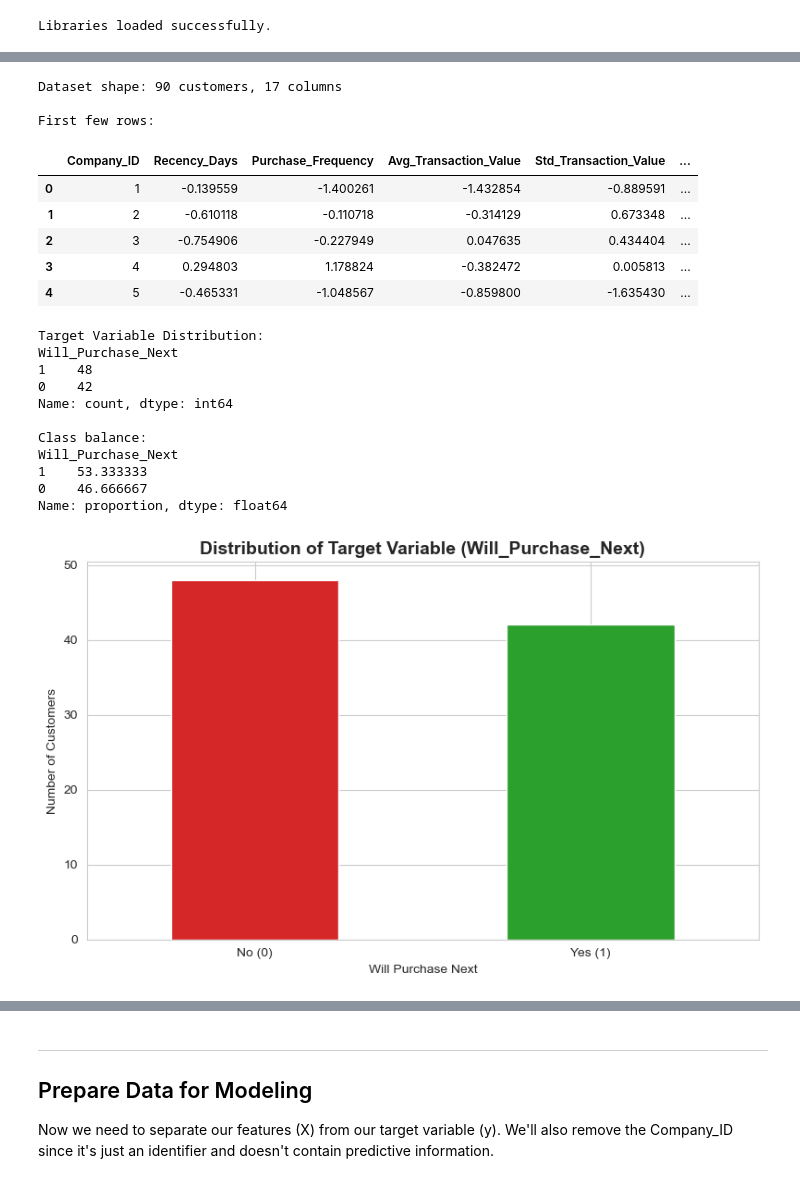
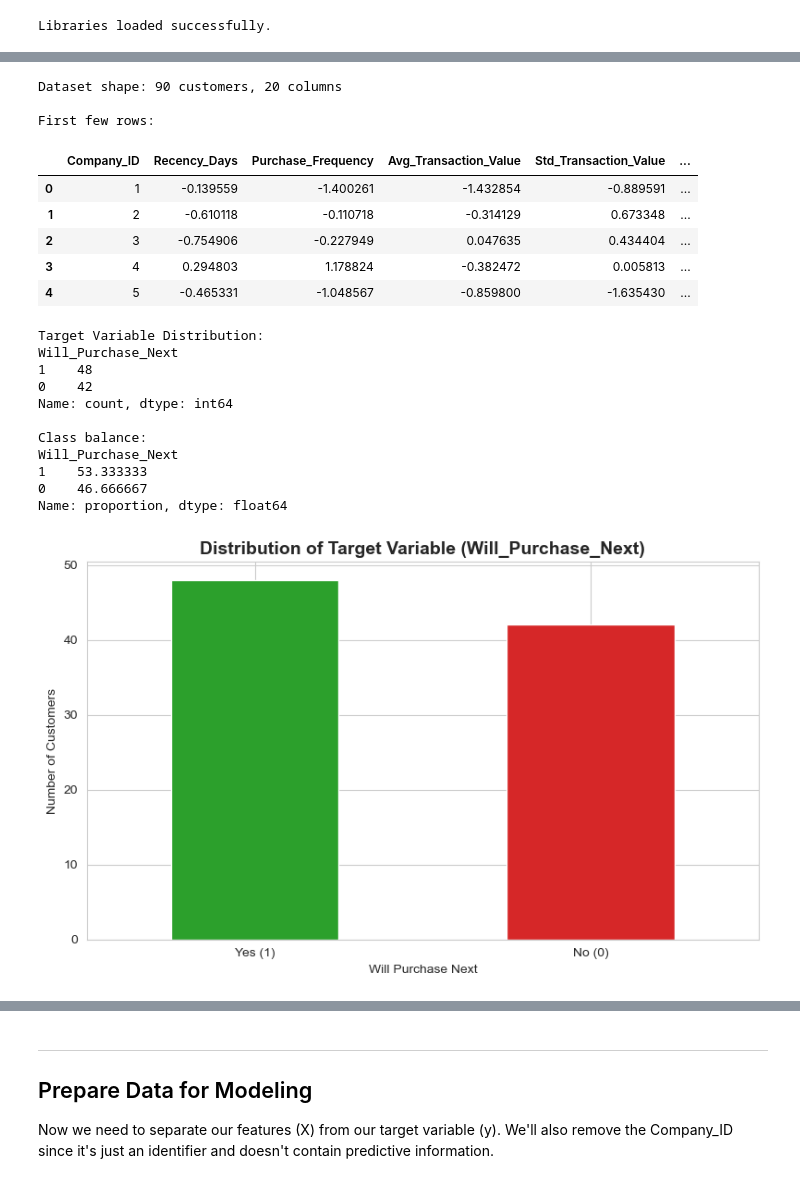
Before and after one commit to kjudge-zxc/MLPA_MS1, a Jupyter notebook: ms1_project_predictive_model/ms1_submission_predictive_model.ipynb, the cells around one changed output, grey strips where cells are left out. Drawn from its saved outputs; the diff is of its cells as text; code cells hidden in the pictures.

```diff
--- a/ms1_project_predictive_model/ms1_submission_predictive_model.ipynb
+++ b/ms1_project_predictive_model/ms1_submission_predictive_model.ipynb
@@ -69,13 +62,13 @@ The dataset contains 16 features selected using SelectKBest, representing the mo
 **Important Note**: The 55-day window was chosen after testing multiple timeframes (30, 55, 90 days) to achieve optimal class balance while maintaining business relevance.
 # %%
 # Load the feature-selected dataset
-df = pd.read_csv('/Users/chadleyayco/Documents/Data Mining Principles/MLPA_MS1_S3101_Group7/customer_features_selected.csv')
+df = pd.read_csv('C:/Users/Mae/Downloads/MLPA_MS1_S3101_Group7/MLPA_MS1_S3101_Group7/customer_features_selected.csv')
 
 print(f"Dataset shape: {df.shape[0]} customers, {df.shape[1]} columns")
 print(f"\nFirst few rows:")
 df.head()
 # %% [output]
-Dataset shape: 90 customers, 17 columns
+Dataset shape: 90 customers, 20 columns
 
 First few rows:
 |  | Company_ID | Recency_Days | Purchase_Frequency | Avg_Transaction_Value | Std_Transaction_Value | ... |
@@ -87,32 +80,32 @@ First few rows:
 # %%
 # Check the target variable distribution
 print("Target Variable Distribution:")
 print(df['Will_Purchase_Next'].value_counts())
 print(f"\nClass balance:")
 print(df['Will_Purchase_Next'].value_counts(normalize=True) * 100)
 
-# Visualize the class imbalance
+# Visualize the class distribution
 plt.figure(figsize=(8, 5))
-df['Will_Purchase_Next'].value_counts().plot(kind='bar', color=['#d62728', '#2ca02c'])
+df['Will_Purchase_Next'].value_counts().plot(kind='bar', color=['#2ca02c', '#d62728'])
 plt.title('Distribution of Target Variable (Will_Purchase_Next)', fontsize=14, fontweight='bold')
 plt.xlabel('Will Purchase Next')
 plt.ylabel('Number of Customers')
-plt.xticks([0, 1], ['No (0)', 'Yes (1)'], rotation=0)
+plt.xticks([1, 0], ['No (0)', 'Yes (1)', ], rotation=0)
 plt.tight_layout()
 plt.show()
 # %% [output]
 Target Variable Distribution:
 Will_Purchase_Next
 1    48
 0    42
 Name: count, dtype: int64
 
 Class balance:
 Will_Purchase_Next
 1    53.333333
 0    46.666667
 Name: proportion, dtype: float64
-[figure, old version]
+[figure, new version]
 # %% [markdown]
 ### Understanding the Class Imbalance
 
```
Also changed, not shown: parts of 20 cells of this notebook, 6 other files.
